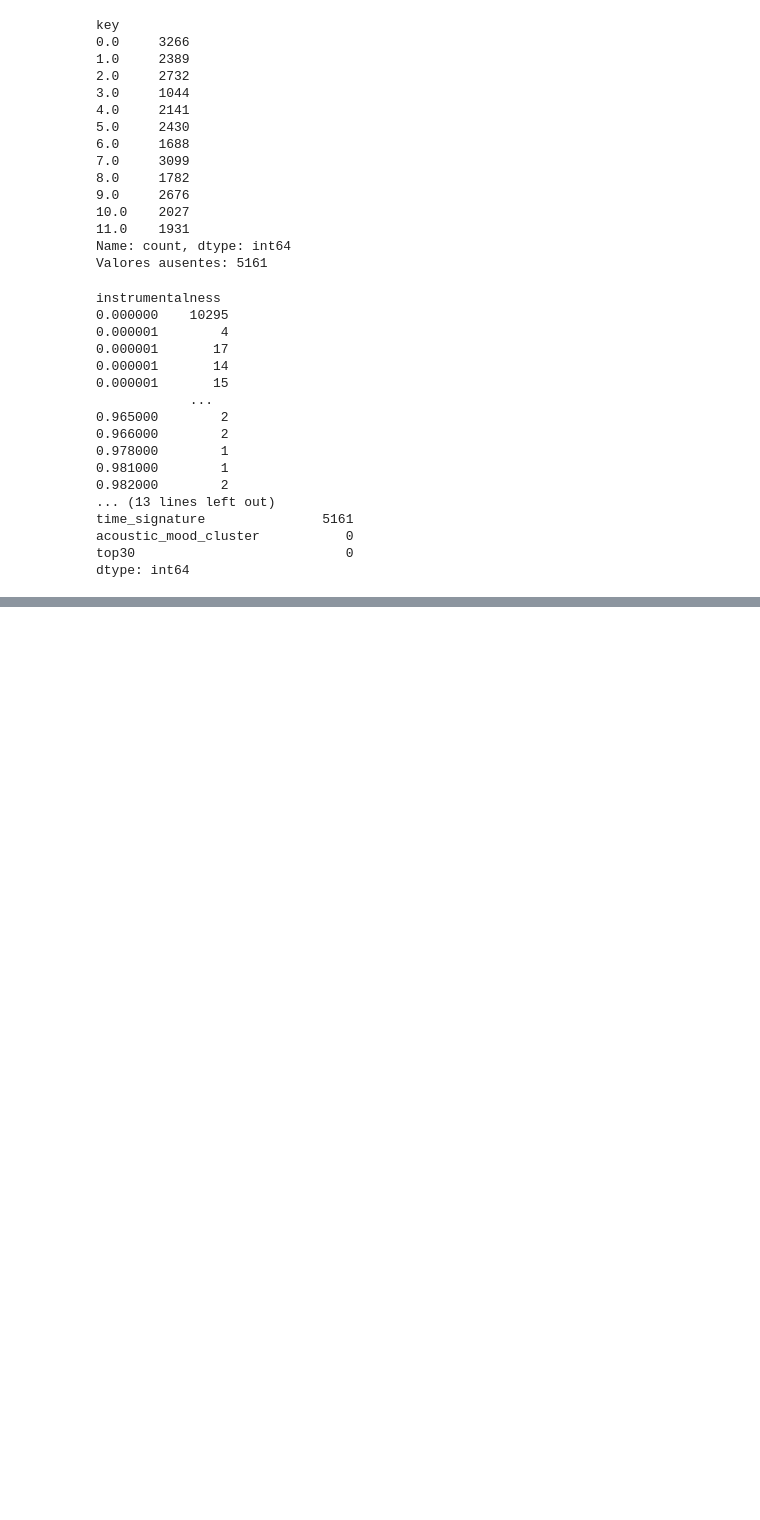
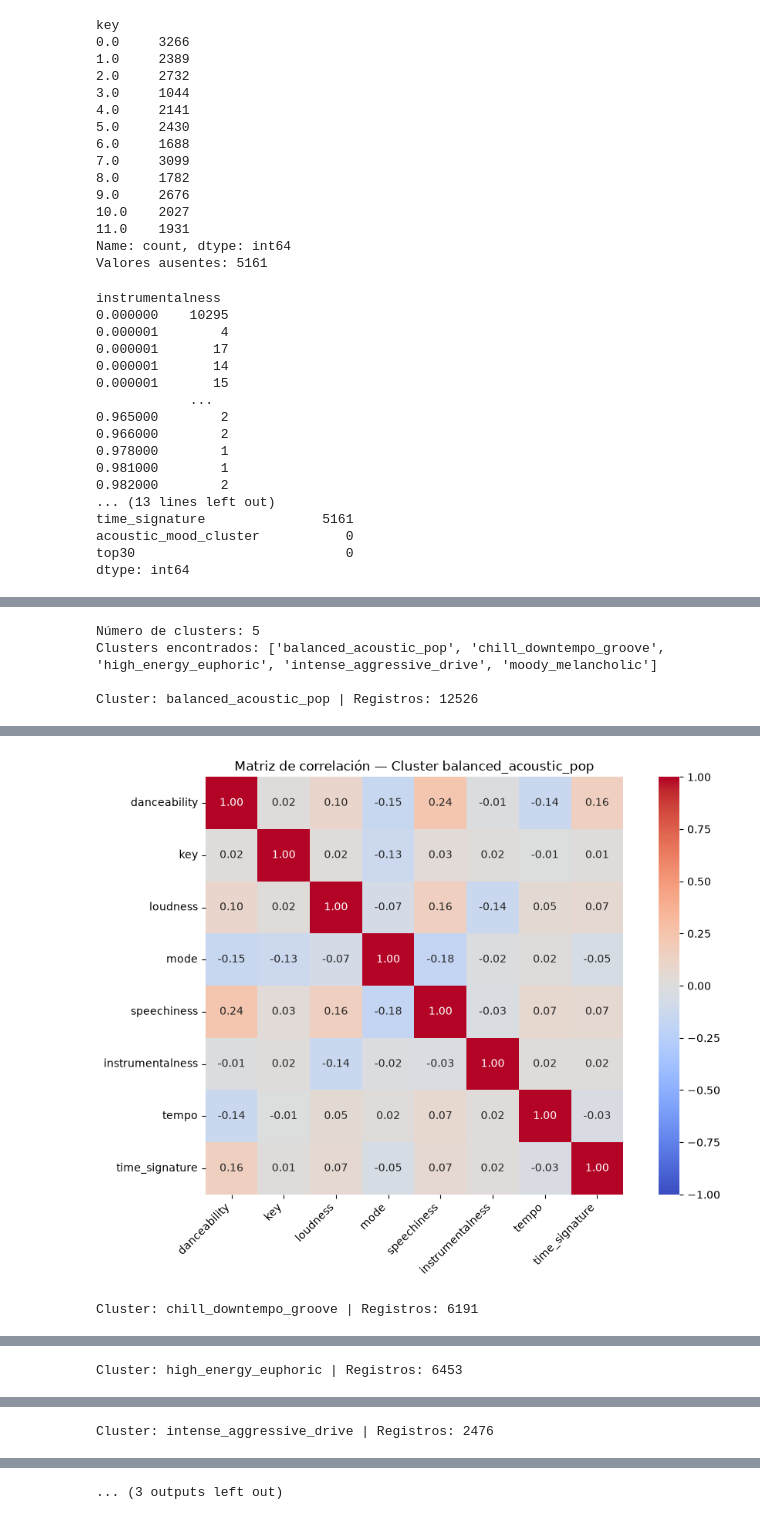
Before and after one commit to alicia-ms/Reto1_Alicia_XabierG_PIA-SAA-MIA, a Jupyter notebook: notebooks/01_analisis_exploratorio.ipynb, the cells around one changed output, grey strips where cells are left out. Drawn from its saved outputs; the diff is of its cells as text; code cells hidden in the pictures; blank space fills up the shorter version.

```diff
--- a/notebooks/01_analisis_exploratorio.ipynb
+++ b/notebooks/01_analisis_exploratorio.ipynb
@@ -158,0 +353,55 @@ dtype: int64
+# %%
+variables = [
+    "danceability",
+    "key",
+    "loudness",
+    "mode",
+    "speechiness",
+    "instrumentalness",
+    "tempo",
+    "time_signature"
+]
+
+variables = [col for col in variables if col in df.columns]
+
+clusters = sorted(df["acoustic_mood_cluster"].dropna().unique())
+
+print(f"Número de clusters: {len(clusters)}")
+print(f"Clusters encontrados: {clusters}")
+
+matrices_correlacion = {}
+
+for cluster in clusters:
+    df_cluster = df.loc[
+        df["acoustic_mood_cluster"] == cluster,
+        variables
+    ]
+
+    matriz = df_cluster.corr(method="pearson")
+    matrices_correlacion[cluster] = matriz
+
+    print(f"\nCluster: {cluster} | Registros: {len(df_cluster)}")
+    display(matriz.round(2))
+
+    plt.figure(figsize=(10, 7))
+    sns.heatmap(
+        matriz,
+        annot=True,
+        fmt=".2f",
+        cmap="coolwarm",
+        vmin=-1,
+        vmax=1,
+        center=0,
+        square=True
+    )
+
+    plt.title(f"Matriz de correlación — Cluster {cluster}")
+    plt.xticks(rotation=45, ha="right")
+    plt.yticks(rotation=0)
+    plt.tight_layout()
+    plt.show()
+# %% [output]
+Número de clusters: 5
+Clusters encontrados: ['balanced_acoustic_pop', 'chill_downtempo_groove', 'high_energy_euphoric', 'intense_aggressive_drive', 'moody_melancholic']
+
+Cluster: balanced_acoustic_pop | Registros: 12526
@@ -158,0 +417,2 @@ dtype: int64
+[figure, added]
+Cluster: chill_downtempo_groove | Registros: 6191
@@ -158,0 +429 @@ dtype: int64
+Cluster: high_energy_euphoric | Registros: 6453
@@ -158,0 +440 @@ dtype: int64
+Cluster: intense_aggressive_drive | Registros: 2476
@@ -158,0 +451 @@ dtype: int64
+... (3 outputs left out)
```
Also changed, not shown: parts of 18 cells of this notebook, 3 other files.
